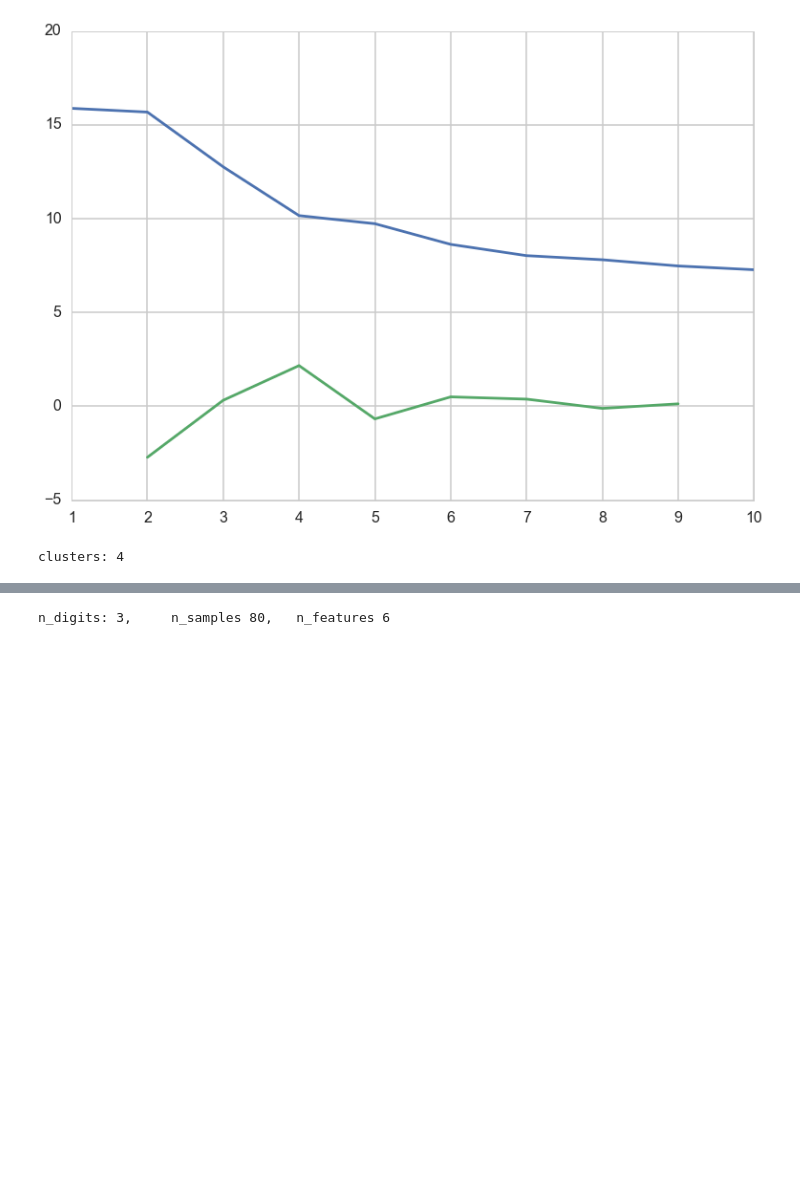
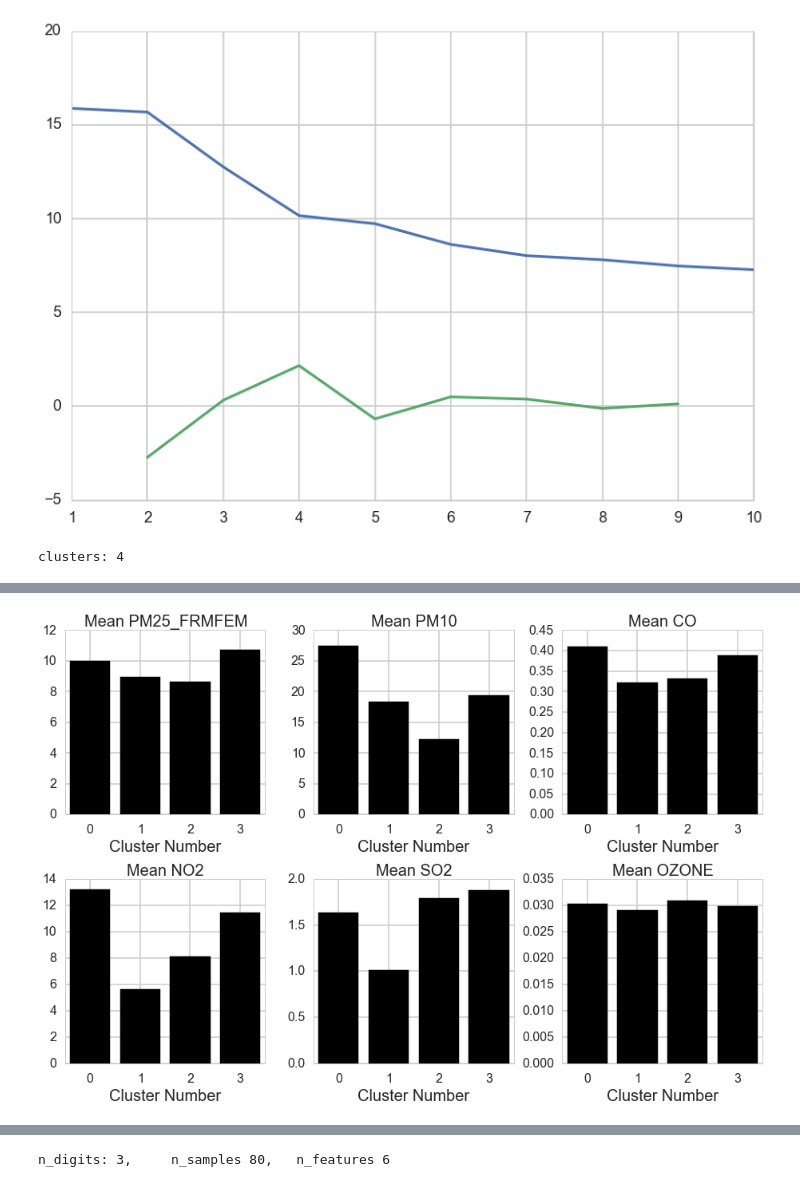
Before and after one commit to mchaffin17/AirPollutionFinalProject, a Jupyter notebook: UnsupervisedAnalysis.ipynb, the cells around one changed output, grey strips where cells are left out. Drawn from its saved outputs; the diff is of its cells as text; code cells hidden in the pictures; blank space fills up the shorter version.

```diff
--- a/UnsupervisedAnalysis.ipynb
+++ b/UnsupervisedAnalysis.ipynb
@@ -102,0 +274,7 @@ clusters: 4
+# %%
+#First convert our data set into a tuple
+dataset = []
+for index, row in a.iterrows():
+    rowTuple = tuple(row.tolist())
+    dataset.append(rowTuple)
+print dataset[1:3]  #a check to see if this is producing the right format
@@ -102,0 +358,12 @@ clusters: 4
+# %%
+#Make a dataframe based on cluster data
+d=[]
+for i in xrange(0,len(clustering_stable["clusters"])):  #for each cluster
+    for tup in clustering_stable["clusters"][i]:    #go through the tuples
+        d.append({'Cluster':i,'CBSA':tup[0],'PM25_FRMFEM':tup[1],'PM10':tup[2],'CO':tup[3],'NO2':tup[4],'SO2':tup[5],'OZONE':tup[6]})
+
+
+dfClusters=pd.DataFrame(d)
+dfClusters.head()
+#Save this dataframe to a .csv to be used in Supervised Learning
+dfClusters.to_csv("dfClusters_kMeans.csv",index=False,na_rep='NA')
@@ -102,0 +405,43 @@ clusters: 4
+# %%
+#Make a bar chart to visualize differences
+#fig = plt.figure(figsize=(90,60))
+names=['0','1','2','3']
+plt.subplot(2, 3, 1)
+plt.bar(dfMeans['Cluster'],dfMeans['Mean_PM25_FRMFEM'],color='black',align='center')
+plt.title('Mean PM25_FRMFEM',fontsize=20)
+plt.xticks(dfMeans['Cluster'], names,horizontalalignment='center')
+plt.xlabel('Cluster Number',horizontalalignment='center',fontsize=20)
+
+plt.subplot(2, 3, 2)
+plt.bar(dfMeans['Cluster'],dfMeans['Mean_PM10'],color='black',align='center')
+plt.title('Mean PM10',fontsize=20)
+plt.xticks(dfMeans['Cluster'], names,horizontalalignment='center')
+plt.xlabel('Cluster Number',horizontalalignment='center',fontsize=20)
+
+plt.subplot(2, 3, 3)
+plt.bar(dfMeans['Cluster'],dfMeans['Mean_CO'],color='black',align='center')
+plt.title('Mean CO',fontsize=20)
+plt.xticks(dfMeans['Cluster'], names,horizontalalignment='center')
+plt.xlabel('Cluster Number',horizontalalignment='center',fontsize=20)
+
+plt.subplot(2, 3, 4)
+plt.bar(dfMeans['Cluster'],dfMeans['Mean_NO2'],color='black',align='center')
+plt.title('Mean NO2',fontsize=20)
+plt.xticks(dfMeans['Cluster'], names,horizontalalignment='center')
+plt.xlabel('Cluster Number',horizontalalignment='center',fontsize=20)
+
+plt.subplot(2, 3, 5)
+plt.bar(dfMeans['Cluster'],dfMeans['Mean_SO2'],color='black',align='center')
+plt.title('Mean SO2',fontsize=20)
+plt.xticks(dfMeans['Cluster'], names,horizontalalignment='center')
+plt.xlabel('Cluster Number',horizontalalignment='center',fontsize=20)
+
+plt.subplot(2, 3, 6)
+plt.bar(dfMeans['Cluster'],dfMeans['Mean_OZONE'],color='black',align='center')
+plt.title('Mean OZONE',fontsize=20)
+plt.xticks(dfMeans['Cluster'], names,horizontalalignment='center')
+plt.xlabel('Cluster Number',horizontalalignment='center',fontsize=20)
+
+plt.tight_layout()
+# %% [output]
+[figure, added]
```
Also changed, not shown: parts of 52 cells of this notebook, 1 other file.
